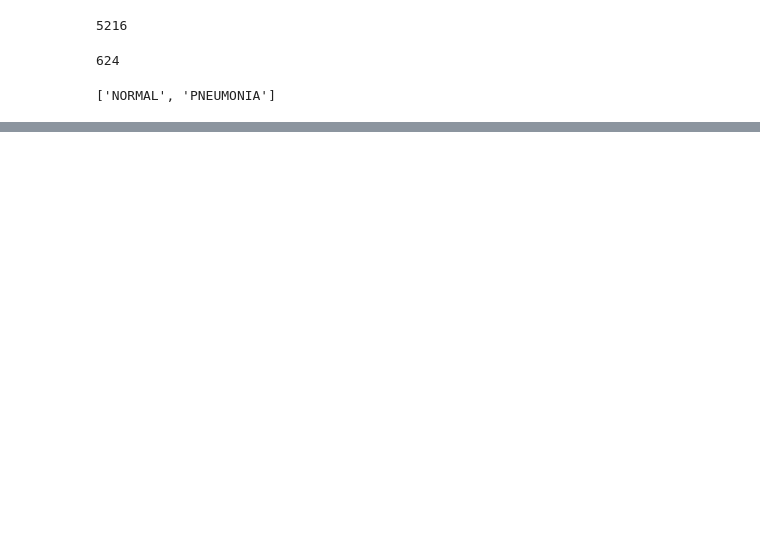
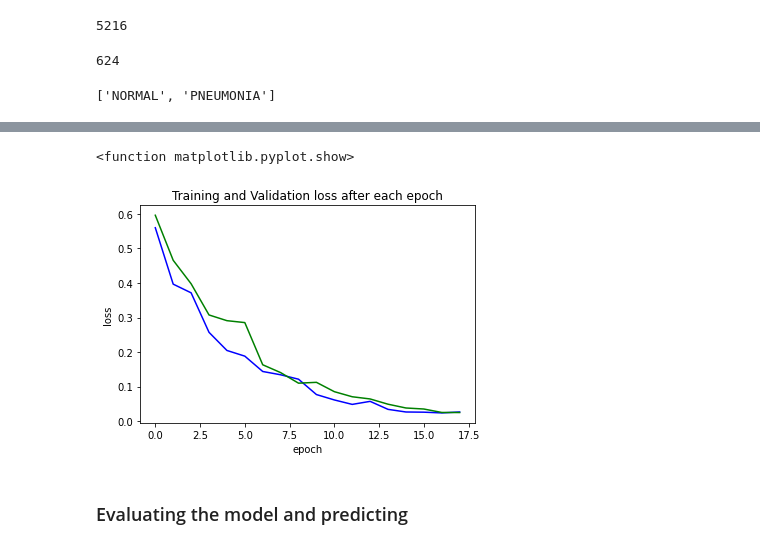
Before and after one commit to shreemannarayana/ImageClassificationPneumoniaDetector, a Jupyter notebook: Project.ipynb, the cells around one changed output, grey strips where cells are left out. Drawn from its saved outputs; the diff is of its cells as text; code cells hidden in the pictures; blank space fills up the shorter version.

```diff
--- a/Project.ipynb
+++ b/Project.ipynb
@@ -268,0 +342,12 @@ Epoch [0], train_loss: 0.5874, val_loss: 0.5618, val_acc: 0.7506
+# %%
+plt.title('Training and Validation loss after each epoch')
+plt.ylabel('loss')
+plt.xlabel('epoch')
+plt.plot(list(range(len(val_losses))), val_losses,'b')
+plt.plot(list(range(len(train_losses))), train_losses, 'g')
+plt.show
+# %% [output]
+<function matplotlib.pyplot.show>
+[figure, added]
+# %% [markdown]
+### Evaluating the model and predicting
```
Also changed, not shown: parts of 61 cells of this notebook.
